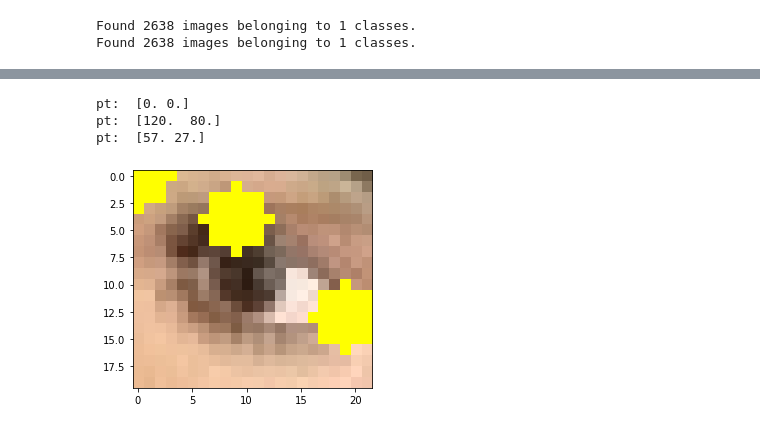
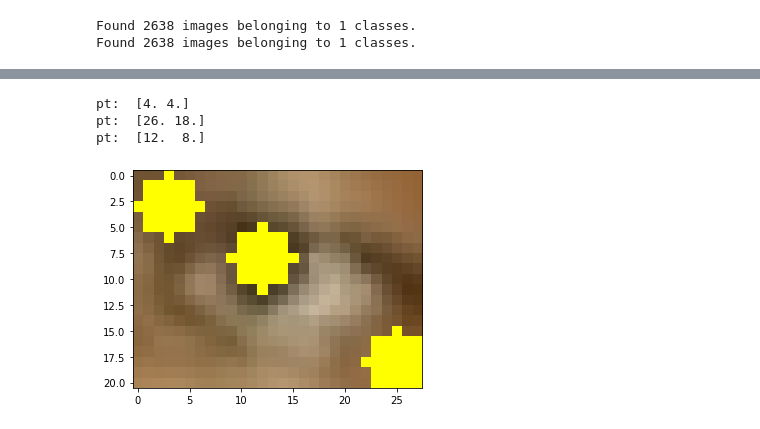
Before and after one commit to hwan27/aiffel, a Jupyter notebook: g/g8/surprising.ipynb, the cells around one changed output, grey strips where cells are left out. Drawn from its saved outputs; the diff is of its cells as text; code cells hidden in the pictures.

```diff
--- a/g/g8/surprising.ipynb
+++ b/g/g8/surprising.ipynb
@@ -193,8 +216,8 @@ Please use Model.evaluate, which supports generators.
 # %%
 import cv2
-import matplotlib.pyplot as plt
 
-img = cv2.imread('./data/val/input/img/eye_006640_l.png')
+
+img = cv2.imread('./data/val/input/img/eye_007050_r.png')
 print(img.shape)
 plt.imshow(cv2.cvtColor(img, cv2.COLOR_BGR2RGB))
 plt.show()
@@ -216,13 +239,15 @@ print(repred)
 # %%
 show = img.copy()
 for pt in repred[0]:
+    pt += 22
+    pt *= 0.18
     print('pt: ', pt.round())
-    show = cv2.circle(show, tuple((pt*1/6).astype(int)), 3, (0, 255, 255), -1)
+    show = cv2.circle(show, tuple((pt).astype(int)), 3, (0, 255, 255), -1)
 
 plt.imshow(cv2.cvtColor(show, cv2.COLOR_BGR2RGB))
 plt.show()
 # %% [output]
-pt:  [0. 0.]
-pt:  [120.  80.]
-pt:  [57. 27.]
+pt:  [4. 4.]
+pt:  [26. 18.]
+pt:  [12.  8.]
-[figure, old version]
+[figure, new version]
```
Also changed, not shown: parts of 9 cells of this notebook.
